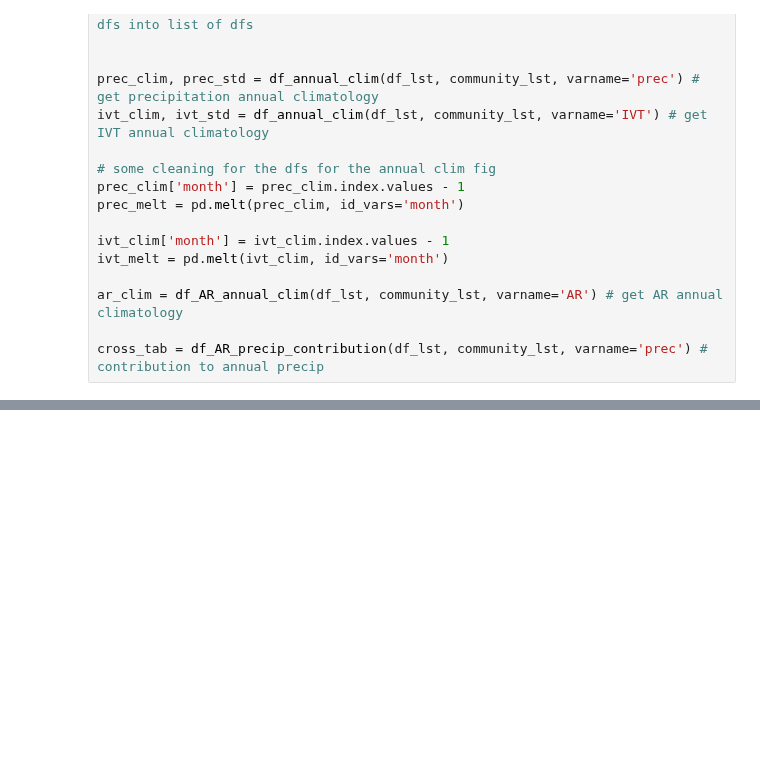
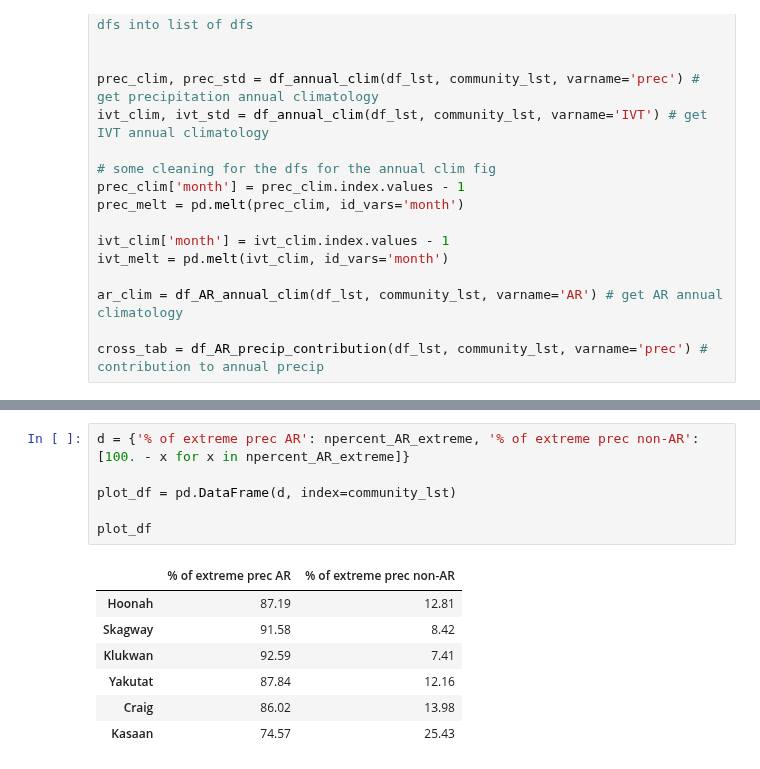
Before and after one commit to dlnash/SEAK_climatology, a Jupyter notebook: analysis/fig2_annual_climatology.ipynb, the cells around one changed output, grey strips where cells are left out. Drawn from its saved outputs; the diff is of its cells as text; blank space fills up the shorter version.

```diff
--- a/analysis/fig2_annual_climatology.ipynb
+++ b/analysis/fig2_annual_climatology.ipynb
@@ -267,0 +174,14 @@ stats_df.describe()
+# %%
+d = {'% of extreme prec AR': npercent_AR_extreme, '% of extreme prec non-AR': [100. - x for x in npercent_AR_extreme]}
+
+plot_df = pd.DataFrame(d, index=community_lst)
+
+plot_df
+# %% [output]
+|  | % of extreme prec AR | % of extreme prec non-AR |
+| Hoonah | 87.19 | 12.81 |
+| Skagway | 91.58 | 8.42 |
+| Klukwan | 92.59 | 7.41 |
+| Yakutat | 87.84 | 12.16 |
+| Craig | 86.02 | 13.98 |
+| Kasaan | 74.57 | 25.43 |
```
Also changed, not shown: parts of 7 cells of this notebook, 1 other file.
